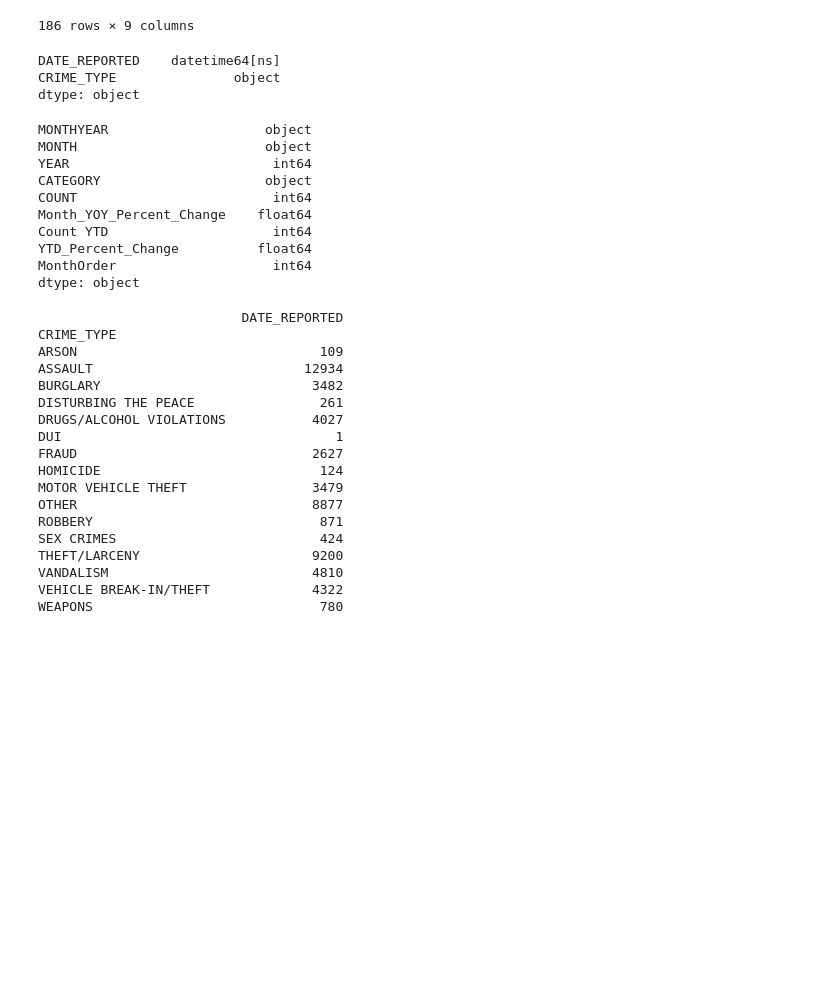
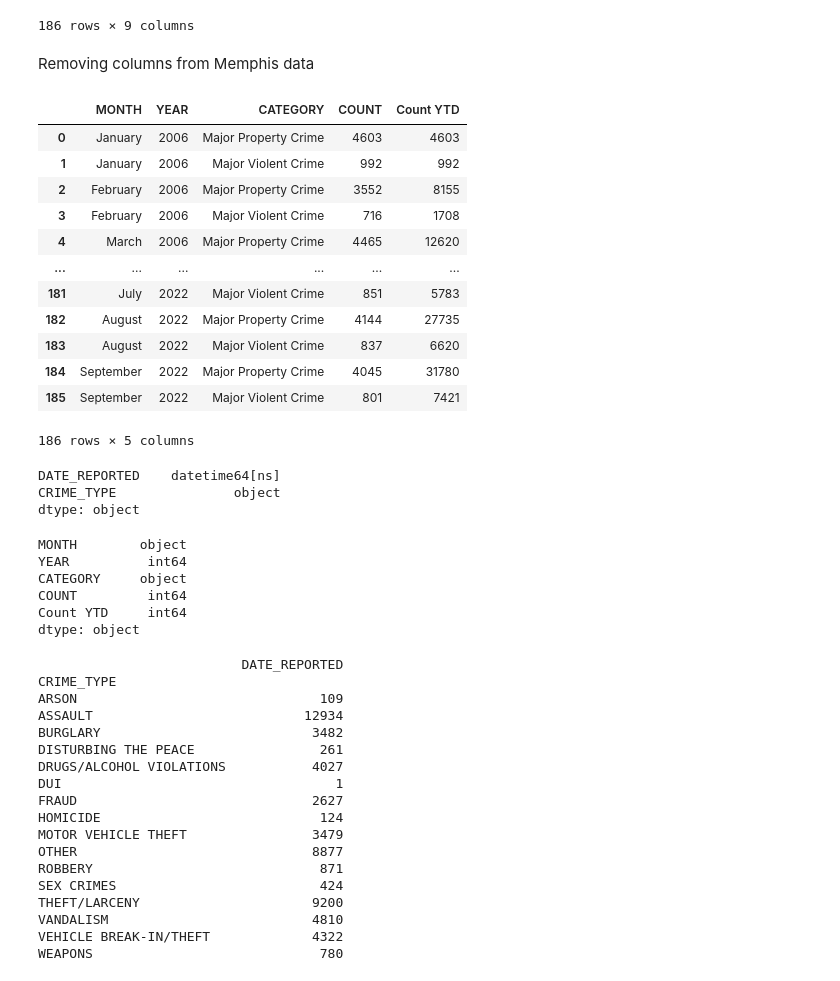
Before and after one commit to KimberlyB5/Comparing-Crime-LouisvilleKY-MemphisTN, a Jupyter notebook: Comparing-Crime-Louisville-Memphis.ipynb, the cells around one changed output. Drawn from its saved outputs; the diff is of its cells as text; code cells hidden in the pictures; blank space fills up the shorter version.

```diff
--- a/Comparing-Crime-Louisville-Memphis.ipynb
+++ b/Comparing-Crime-Louisville-Memphis.ipynb
@@ -42,6 +42,25 @@ df
 | 184 | September 2022 | September | 2022 | Major Property Crime | 4045 | 34.073583 | 31780 | 26.942281 | ... |
 | 185 | September 2022 | September | 2022 | Major Violent Crime | 801 | -2.317073 | 7421 | -1.185087 | ... |
 186 rows × 9 columns
+# %% [markdown]
+Removing columns from Memphis data
+# %%
+df.drop(["Month_YOY_Percent_Change", "YTD_Percent_Change", "MonthOrder", "MONTHYEAR"], axis=1, inplace=True)
+df
+# %% [output]
+|  | MONTH | YEAR | CATEGORY | COUNT | Count YTD |
+| 0 | January | 2006 | Major Property Crime | 4603 | 4603 |
+| 1 | January | 2006 | Major Violent Crime | 992 | 992 |
+| 2 | February | 2006 | Major Property Crime | 3552 | 8155 |
+| 3 | February | 2006 | Major Violent Crime | 716 | 1708 |
+| 4 | March | 2006 | Major Property Crime | 4465 | 12620 |
+| ... | ... | ... | ... | ... | ... |
+| 181 | July | 2022 | Major Violent Crime | 851 | 5783 |
+| 182 | August | 2022 | Major Property Crime | 4144 | 27735 |
+| 183 | August | 2022 | Major Violent Crime | 837 | 6620 |
+| 184 | September | 2022 | Major Property Crime | 4045 | 31780 |
+| 185 | September | 2022 | Major Violent Crime | 801 | 7421 |
+186 rows × 5 columns
 # %%
 #  Type the data to prepare to select only 2022 information
 # %%
@@ -53,15 +72,11 @@ dtype: object
 # %%
 df.dtypes
 # %% [output]
-MONTHYEAR                    object
-MONTH                        object
-YEAR                          int64
-CATEGORY                     object
-COUNT                         int64
-Month_YOY_Percent_Change    float64
-Count YTD                     int64
-YTD_Percent_Change          float64
-MonthOrder                    int64
+MONTH        object
+YEAR          int64
+CATEGORY     object
+COUNT         int64
+Count YTD     int64
 dtype: object
 # %%
 #Totaling CrimeType counts
```
Also changed, not shown: parts of 9 cells of this notebook.
